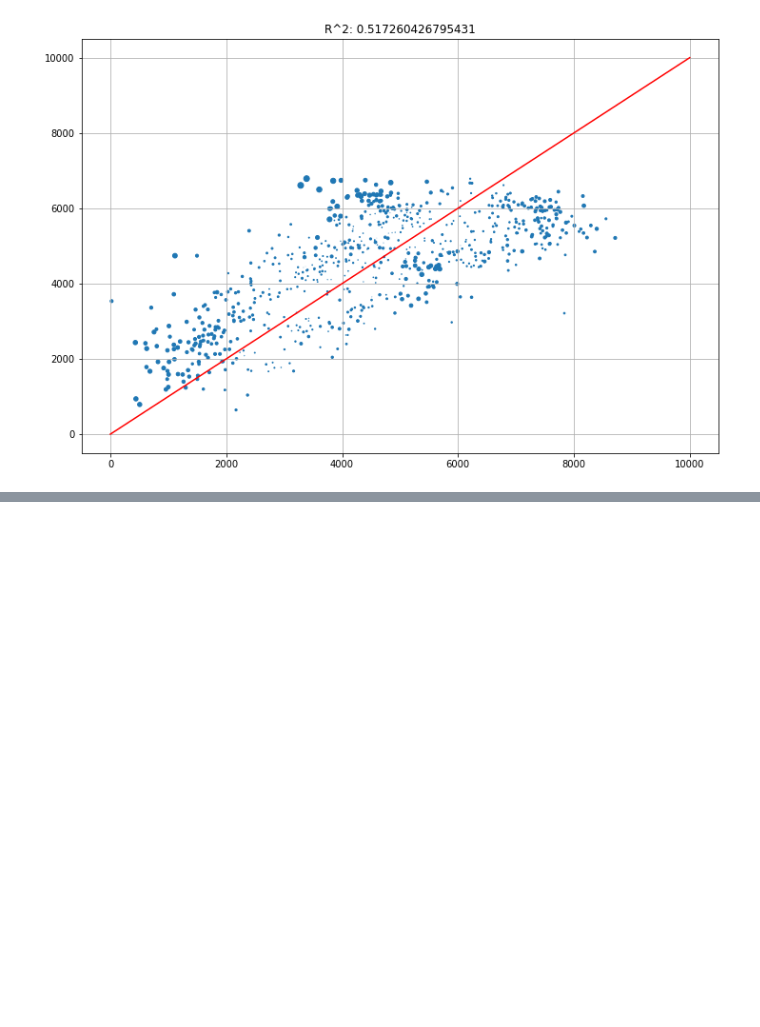
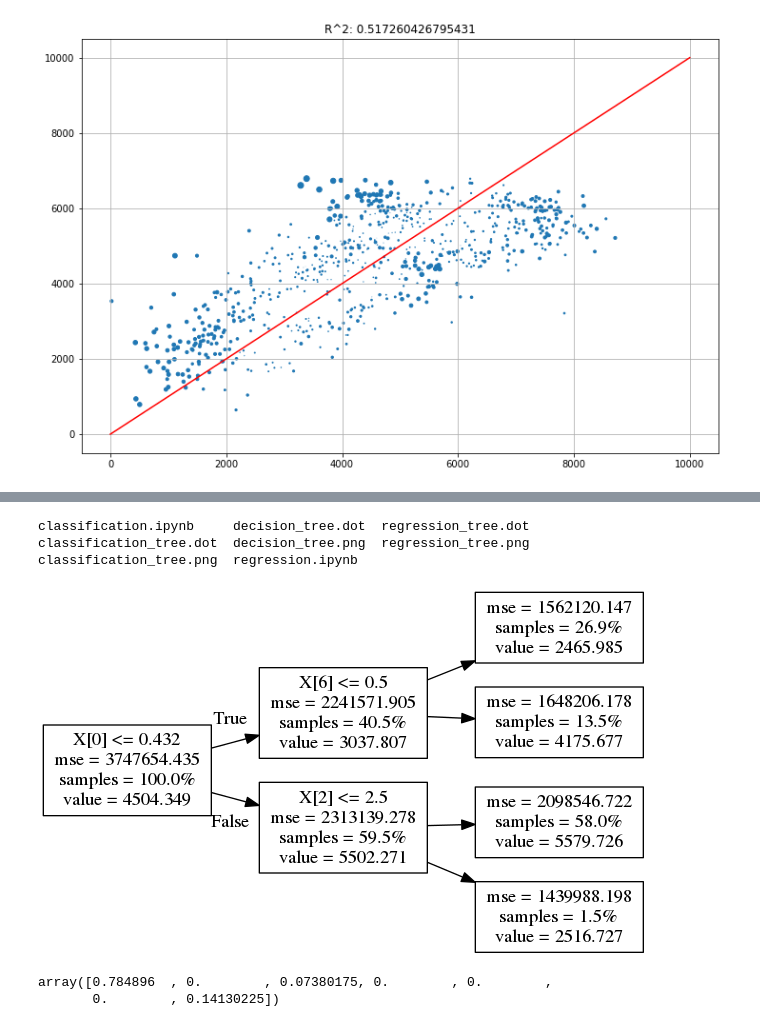
Before and after one commit to tdhd/interpretability-class, a Jupyter notebook: exercises/regression.ipynb, the cells around one changed output, grey strips where cells are left out. Drawn from its saved outputs; the diff is of its cells as text; code cells hidden in the pictures; blank space fills up the shorter version.

Commit message:
decision tree

```diff
--- a/exercises/regression.ipynb
+++ b/exercises/regression.ipynb
@@ -258,0 +325,19 @@ plt.grid(True)
+# %%
+export_graphviz(model.named_steps['estimator'], 'regression_tree.dot', proportion=True, rotate=True)
+# sudo apt install graphviz
+! dot -Tpng regression_tree.dot -o regression_tree.png
+! ls
+# %% [output]
+classification.ipynb     decision_tree.dot  regression_tree.dot
+classification_tree.dot  decision_tree.png  regression_tree.png
+classification_tree.png  regression.ipynb
+# %%
+from IPython.display import Image
+Image(filename='regression_tree.png')
+# %% [output]
+[figure, added]
+# %%
+model.named_steps['estimator'].feature_importances_
+# %% [output]
+array([0.784896  , 0.        , 0.07380175, 0.        , 0.        ,
+       0.        , 0.14130225])
```
Also changed, not shown: parts of 4 cells of this notebook, 6 other files.
